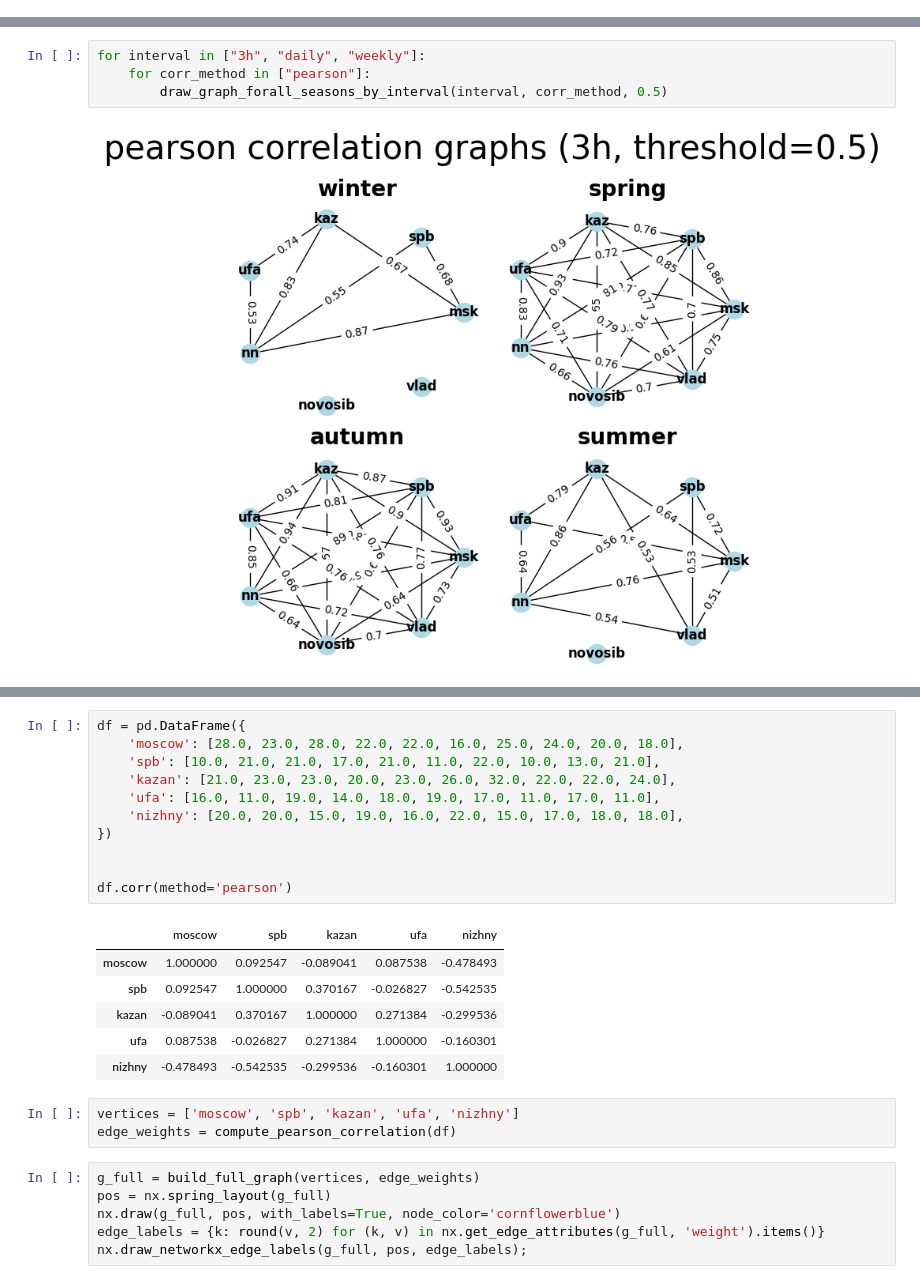
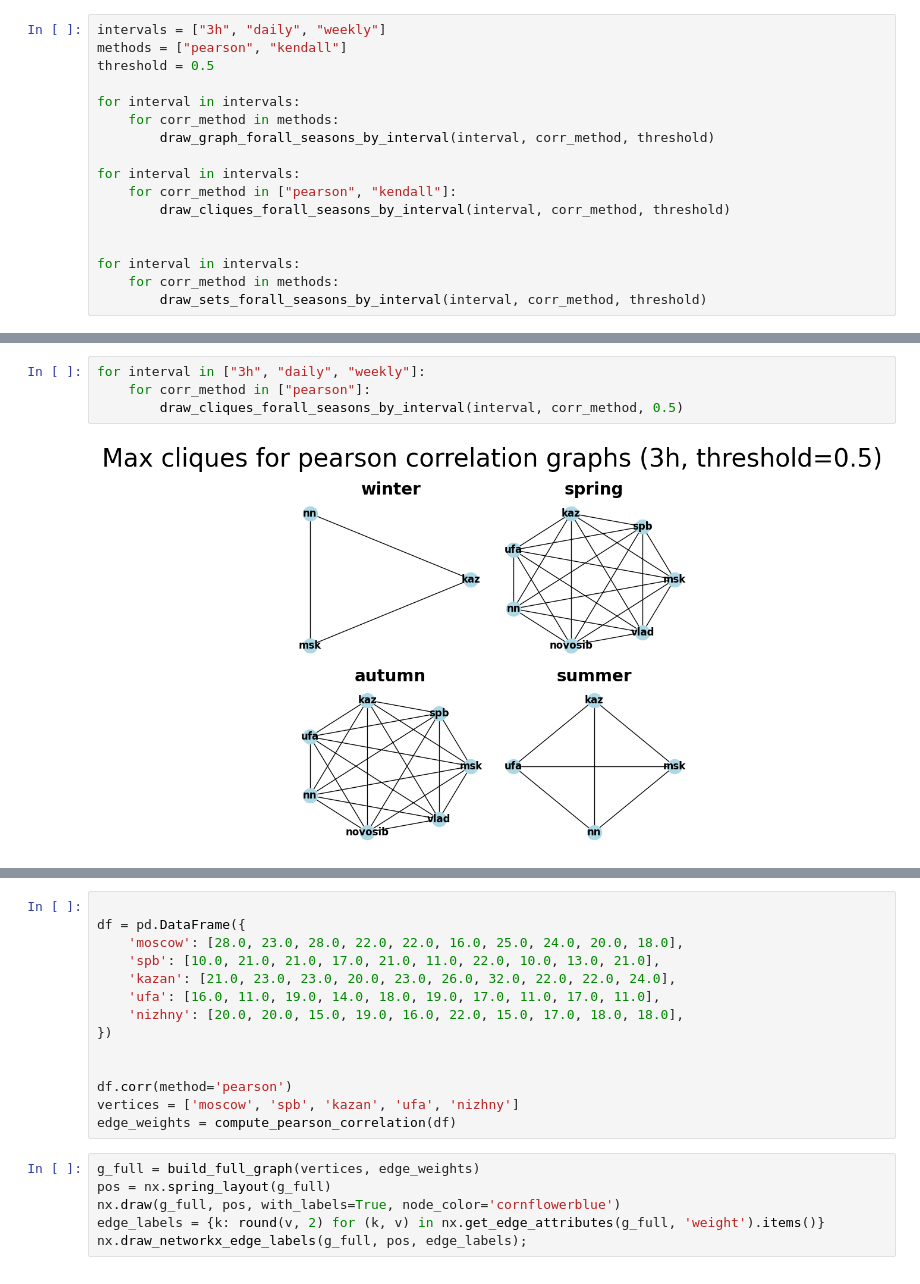
Before and after one commit to nadiaroschina/random-variable-networks, a Jupyter notebook: main.ipynb, the cells around one changed output, grey strips where cells are left out. Cells and saved outputs as stored; diff of their text form.

Commit message:
Add drawing cliques and sets

```diff
--- a/main.ipynb
+++ b/main.ipynb
@@ -53,0 +86,17 @@ def draw_graph_forall_seasons_by_interval(interval, corr_method, threshold=0.5):
+# %%
+intervals = ["3h", "daily", "weekly"]
+methods = ["pearson", "kendall"]
+threshold = 0.5
+
+for interval in intervals:
+    for corr_method in methods:
+        draw_graph_forall_seasons_by_interval(interval, corr_method, threshold)
+
+for interval in intervals:
+    for corr_method in ["pearson", "kendall"]:
+        draw_cliques_forall_seasons_by_interval(interval, corr_method, threshold)
+
+
+for interval in intervals:
+    for corr_method in methods:
+        draw_sets_forall_seasons_by_interval(interval, corr_method, threshold)
@@ -54,6 +121,6 @@ def draw_graph_forall_seasons_by_interval(interval, corr_method, threshold=0.5):
 # %%
 for interval in ["3h", "daily", "weekly"]:
     for corr_method in ["pearson"]:
-        draw_graph_forall_seasons_by_interval(interval, corr_method, 0.5)
+        draw_cliques_forall_seasons_by_interval(interval, corr_method, 0.5)
 # %% [output]
-[figure, old version]
+[figure, new version]
@@ -62,4 +129,5 @@ for interval in ["3h", "daily", "weekly"]:
 # %%
+
 df = pd.DataFrame({
     'moscow': [28.0, 23.0, 28.0, 22.0, 22.0, 16.0, 25.0, 24.0, 20.0, 18.0],
     'spb': [10.0, 21.0, 21.0, 17.0, 21.0, 11.0, 22.0, 10.0, 13.0, 21.0],
@@ -70,16 +138,8 @@ df = pd.DataFrame({
 
 
 df.corr(method='pearson')
+vertices = ['moscow', 'spb', 'kazan', 'ufa', 'nizhny']
+edge_weights = compute_pearson_correlation(df)
-# %% [output]
-|  | moscow | spb | kazan | ufa | nizhny |
-| moscow | 1.000000 | 0.092547 | -0.089041 | 0.087538 | -0.478493 |
-| spb | 0.092547 | 1.000000 | 0.370167 | -0.026827 | -0.542535 |
-| kazan | -0.089041 | 0.370167 | 1.000000 | 0.271384 | -0.299536 |
-| ufa | 0.087538 | -0.026827 | 0.271384 | 1.000000 | -0.160301 |
-| nizhny | -0.478493 | -0.542535 | -0.299536 | -0.160301 | 1.000000 |
-# %%
-vertices = ['moscow', 'spb', 'kazan', 'ufa', 'nizhny']
-edge_weights = compute_pearson_correlation(df)
 # %%
 g_full = build_full_graph(vertices, edge_weights)
 pos = nx.spring_layout(g_full)
```
Also changed, not shown: parts of 3 cells of this notebook.
